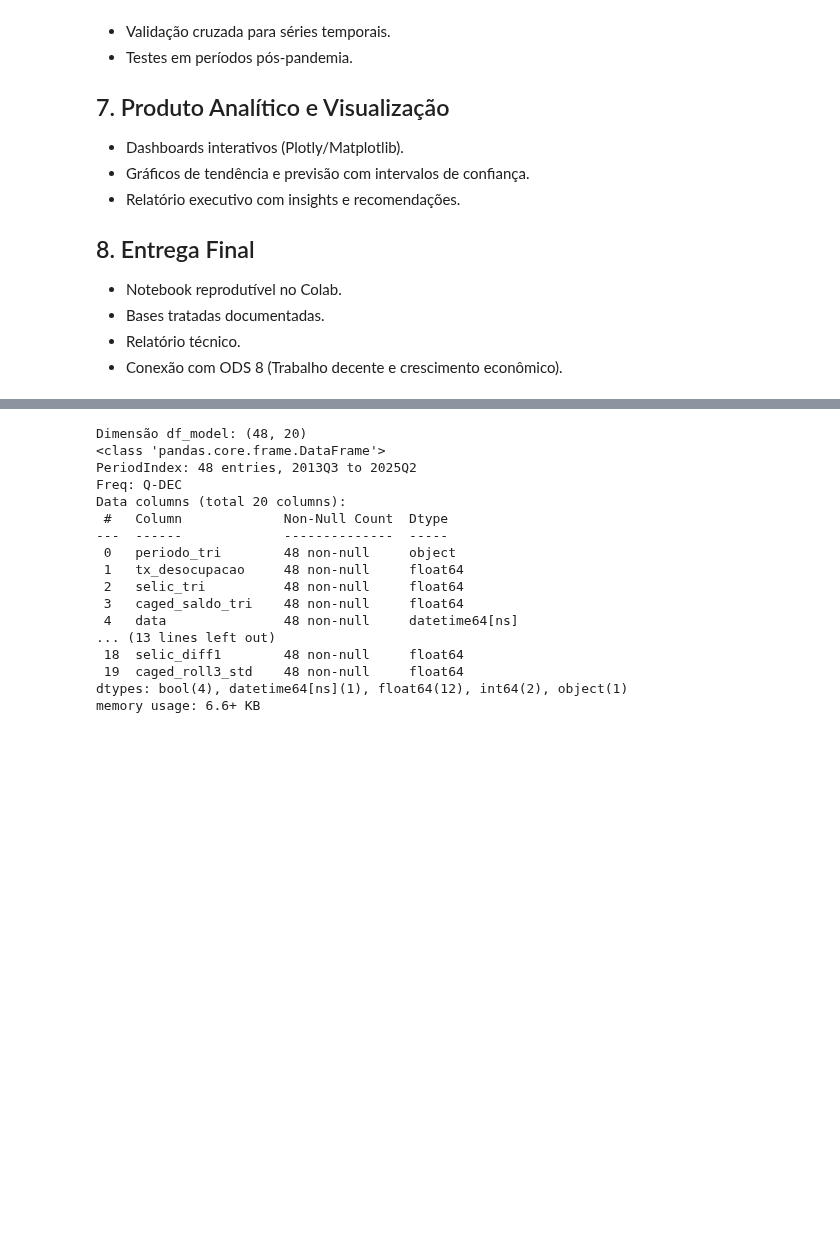
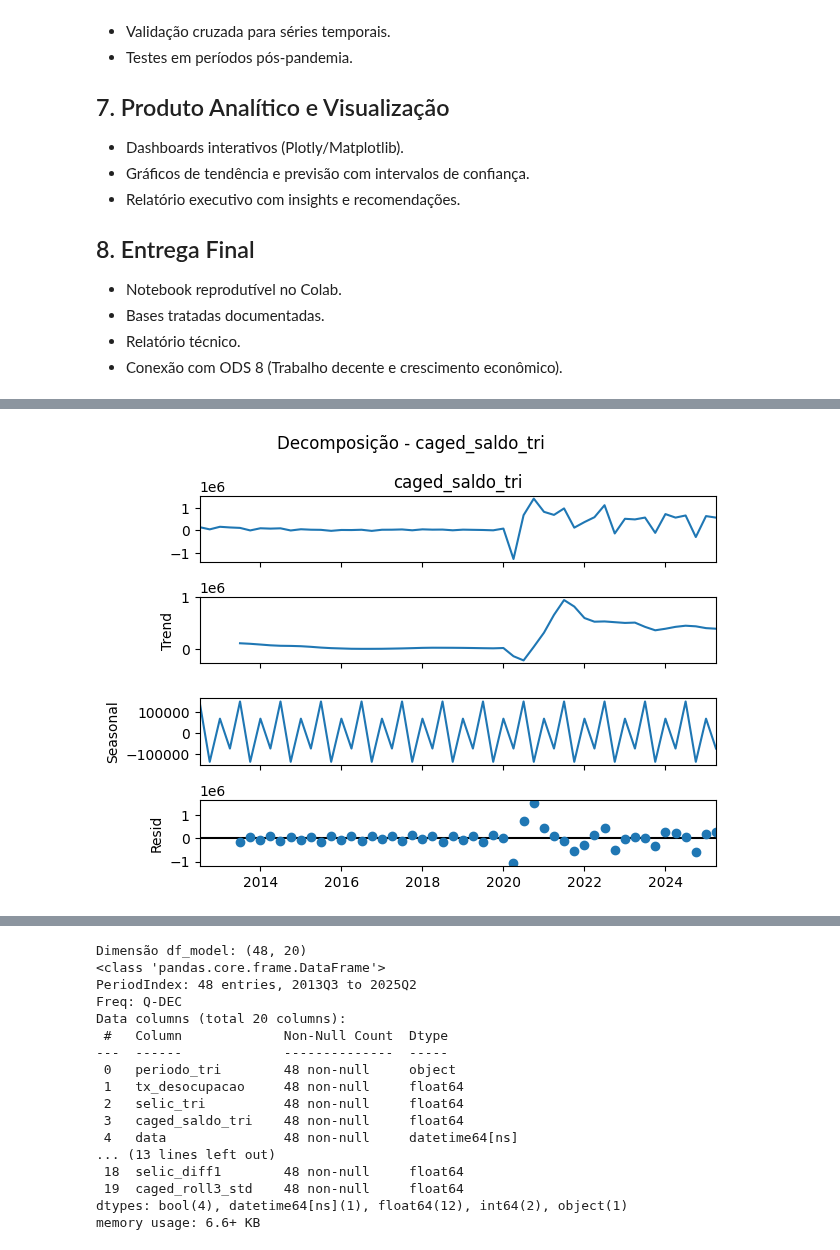
Before and after one commit to fpaterni10/projeto-aplicado-iv-desemprego-br, a Jupyter notebook: notebooks/entrega3/cd_projeto_aplicado_IV_entrega_3.ipynb, the cells around one changed output, grey strips where cells are left out. Drawn from its saved outputs; the diff is of its cells as text; code cells hidden in the pictures; blank space fills up the shorter version.

```diff
--- a/notebooks/entrega3/cd_projeto_aplicado_IV_entrega_3.ipynb
+++ b/notebooks/entrega3/cd_projeto_aplicado_IV_entrega_3.ipynb
@@ -276,0 +204,8 @@ O conjunto de resultados consolida a base metodológica para a Etapa 4, garantin
+# %%
+serie = _serie_q_dec(df_model["caged_saldo_tri"])
+dec = seasonal_decompose(serie, period=4, model="additive", two_sided=False)
+fig = dec.plot(); fig.suptitle("Decomposição - caged_saldo_tri"); fig.tight_layout()
+fig.savefig("docs/figuras/decomp_caged_saldo_tri.png", dpi=160, bbox_inches="tight")
+plt.show(); plt.close(fig)
+# %% [output]
+[figure, added]
```
Also changed, not shown: parts of 12 cells of this notebook.
